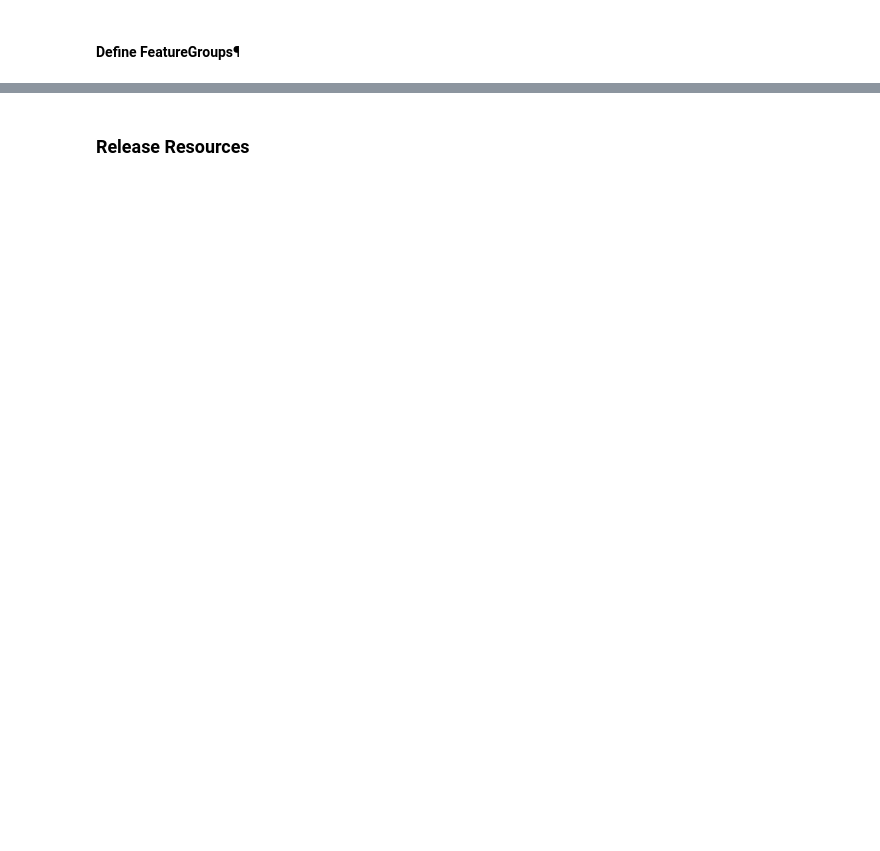
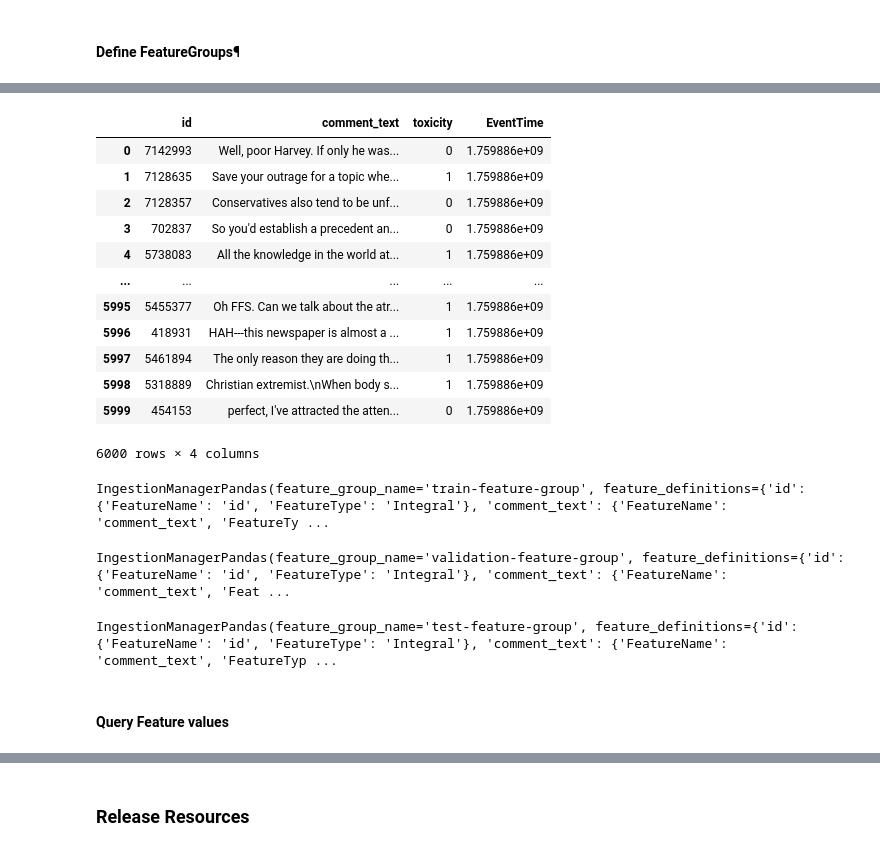
Before and after one commit to karthikraghavan/aai540_toxicity_classification, a Jupyter notebook: datalake_operations.ipynb, the cells around one changed output, grey strips where cells are left out. Saved outputs shown, nothing was run; the diff lists cells and outputs as text; code cells hidden in the pictures; blank space fills up the shorter version.

```diff
--- a/datalake_operations.ipynb
+++ b/datalake_operations.ipynb
@@ -685,3 +430,2 @@ civil_test_df = test_data.copy()
 # %%
-civil_val_df['comment_text'] = text_prep_pipeline.transform(validation_data[validation_data.columns[2:3]].values)
-civil_test_df['comment_text'] = text_prep_pipeline.transform(test_data[test_data.columns[2:3]].values)
+test_balanced['comment_text'] = text_prep_pipeline.transform(test_balanced[test_balanced.columns[2:3]].values)
@@ -890,0 +606,30 @@ train_feature_group.describe()
+# %%
+test_df
+# %% [output]
+|  | id | comment_text | toxicity | EventTime |
+| 0 | 7142993 | Well, poor Harvey. If only he was... | 0 | 1.759886e+09 |
+| 1 | 7128635 | Save your outrage for a topic whe... | 1 | 1.759886e+09 |
+| 2 | 7128357 | Conservatives also tend to be unf... | 0 | 1.759886e+09 |
+| 3 | 702837 | So you'd establish a precedent an... | 0 | 1.759886e+09 |
+| 4 | 5738083 | All the knowledge in the world at... | 1 | 1.759886e+09 |
+| ... | ... | ... | ... | ... |
+| 5995 | 5455377 | Oh FFS. Can we talk about the atr... | 1 | 1.759886e+09 |
+| 5996 | 418931 | HAH---this newspaper is almost a ... | 1 | 1.759886e+09 |
+| 5997 | 5461894 | The only reason they are doing th... | 1 | 1.759886e+09 |
+| 5998 | 5318889 | Christian extremist.\nWhen body s... | 1 | 1.759886e+09 |
+| 5999 | 454153 | perfect, I've attracted the atten... | 0 | 1.759886e+09 |
+6000 rows × 4 columns
+# %%
+train_feature_group.ingest(data_frame=train_df, max_workers=3, wait=True)
+# %% [output]
+IngestionManagerPandas(feature_group_name='train-feature-group', feature_definitions={'id': {'FeatureName': 'id', 'FeatureType': 'Integral'}, 'comment_text': {'FeatureName': 'comment_text', 'FeatureTy ...
+# %%
+validation_feature_group.ingest(data_frame=val_df, max_workers=3, wait=True)
+# %% [output]
+IngestionManagerPandas(feature_group_name='validation-feature-group', feature_definitions={'id': {'FeatureName': 'id', 'FeatureType': 'Integral'}, 'comment_text': {'FeatureName': 'comment_text', 'Feat ...
+# %%
+test_feature_group.ingest(data_frame=test_df, max_workers=3, wait=True)
+# %% [output]
+IngestionManagerPandas(feature_group_name='test-feature-group', feature_definitions={'id': {'FeatureName': 'id', 'FeatureType': 'Integral'}, 'comment_text': {'FeatureName': 'comment_text', 'FeatureTyp ...
+# %% [markdown]
+#### Query Feature values
```
Also changed, not shown: parts of 108 cells of this notebook.
